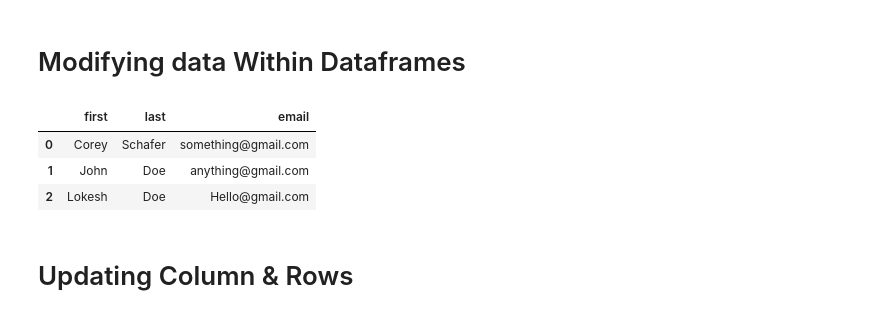
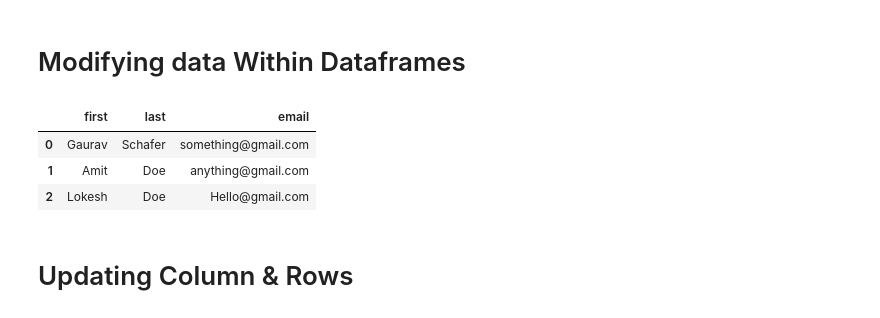
Before and after one commit to lucky-2104/Pandas, a Jupyter notebook: Modifying Data.ipynb, the cells around one changed output. Cells and saved outputs as stored; diff of their text form; code cells hidden in the pictures.

```diff
--- a/Modifying Data.ipynb
+++ b/Modifying Data.ipynb
@@ -8,14 +8,21 @@ people= {
     'last' : ['Schafer','Doe' , 'Doe'],
     'email' : ['something@gmail.com' , 'anything@gmail.com','Hello@gmail.com']
 }
+people2= {
+    "first" : ['Gaurav' , 'Amit' ,'Lokesh'],
+    'last' : ['Schafer','Doe' , 'Doe'],
+    'email' : ['something@gmail.com' , 'anything@gmail.com','Hello@gmail.com']
+}
 # %%
 df = pd.DataFrame(people)
+df2 = pd.DataFrame(people2)
 # %%
 df
+df2
 # %% [output]
 |  | first | last | email |
-| 0 | Corey | Schafer | something@gmail.com |
-| 1 | John | Doe | anything@gmail.com |
+| 0 | Gaurav | Schafer | something@gmail.com |
+| 1 | Amit | Doe | anything@gmail.com |
 | 2 | Lokesh | Doe | Hello@gmail.com |
 # %% [markdown]
 # Updating Column & Rows
```
Also changed, not shown: parts of 14 cells of this notebook, 3 other files.
